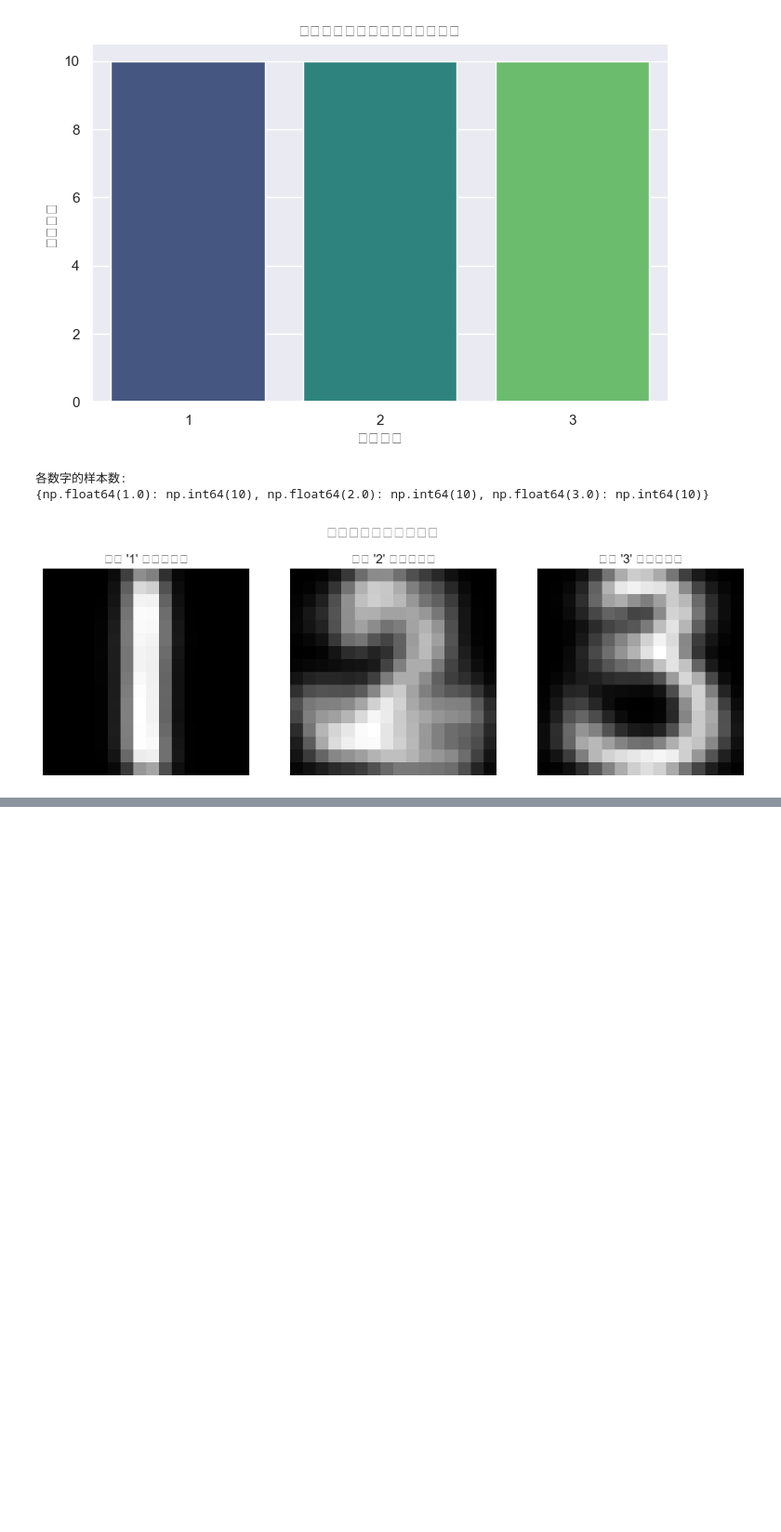
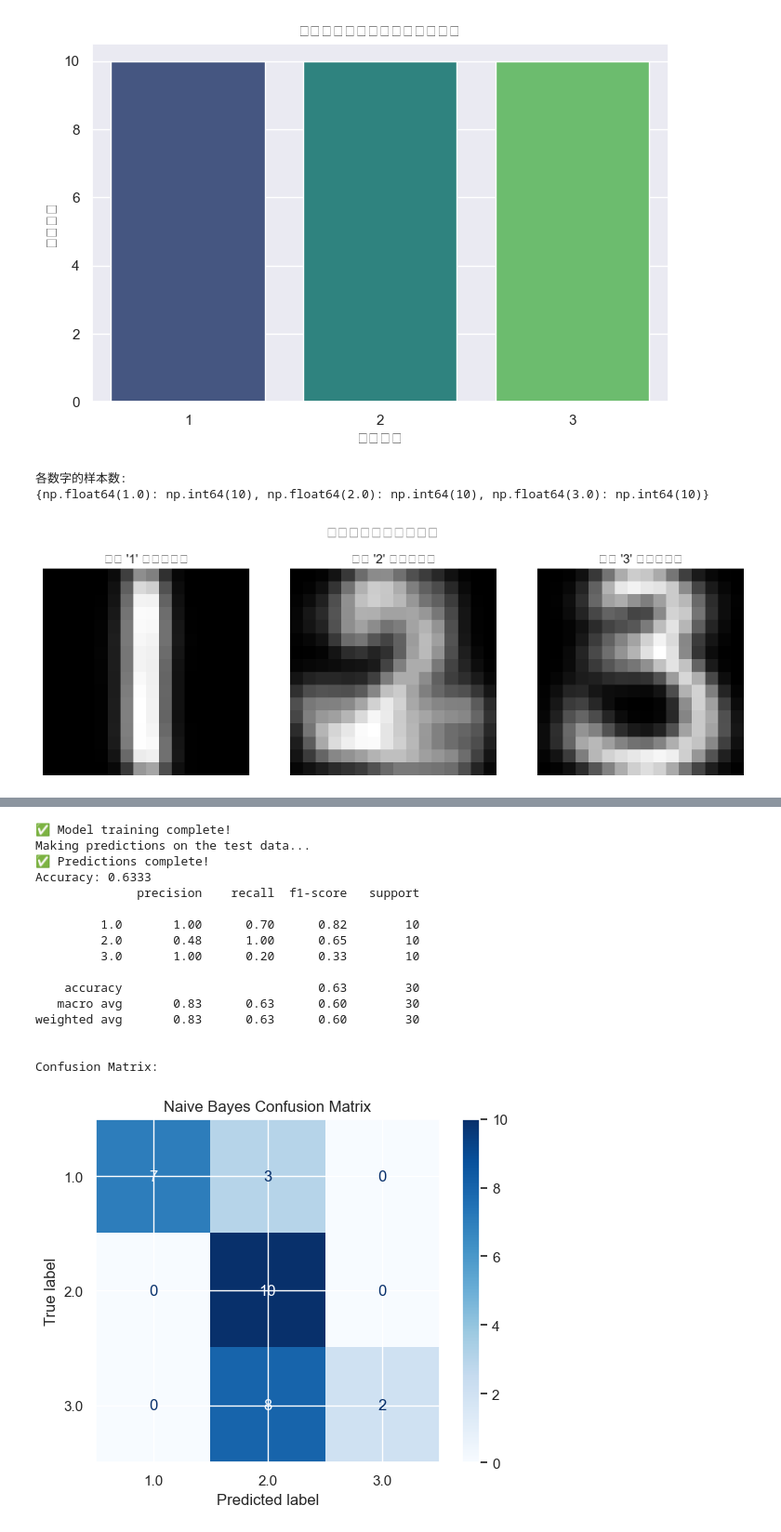
Before and after one commit to miaMAYUE/digi_rec_proj, a Jupyter notebook: test.ipynb, the cells around one changed output, grey strips where cells are left out. Shown: that part at 93% size. Drawn from its saved outputs; the diff is of its cells as text; code cells hidden in the pictures; blank space fills up the shorter version.

```diff
--- a/test.ipynb
+++ b/test.ipynb
@@ -178,0 +233,52 @@ plt.show()
+# %%
+# Naive Bayes Model
+
+from sklearn.naive_bayes import GaussianNB
+from sklearn.metrics import accuracy_score, classification_report, ConfusionMatrixDisplay
+import matplotlib.pyplot as plt
+import numpy as np
+
+# Initialize the model
+nb_model = GaussianNB()
+# Train the model
+nb_model.fit(train_x, train_y_1d)
+print("✅ Model training complete!")
+# Predict
+print("Making predictions on the test data...")
+y_pred_nb = nb_model.predict(test_x)
+print("✅ Predictions complete!")
+
+# Evaluate
+accuracy_nb = accuracy_score(test_y_1d, y_pred_nb)
+print(f"Accuracy: {accuracy_nb:.4f}")
+
+print(classification_report(test_y_1d, y_pred_nb))
+
+# Confusion Matrix
+print("\nConfusion Matrix:")
+ConfusionMatrixDisplay.from_estimator(
+    nb_model,
+    test_x,
+    test_y_1d,
+    cmap=plt.cm.Blues
+)
+plt.title("Naive Bayes Confusion Matrix")
+plt.show()
+# %% [output]
+✅ Model training complete!
+Making predictions on the test data...
+✅ Predictions complete!
+Accuracy: 0.6333
+              precision    recall  f1-score   support
+
+         1.0       1.00      0.70      0.82        10
+         2.0       0.48      1.00      0.65        10
+         3.0       1.00      0.20      0.33        10
+
+    accuracy                           0.63        30
+   macro avg       0.83      0.63      0.60        30
+weighted avg       0.83      0.63      0.60        30
+
+
+Confusion Matrix:
+[figure, added]
```
Also changed, not shown: parts of 2 cells of this notebook.
